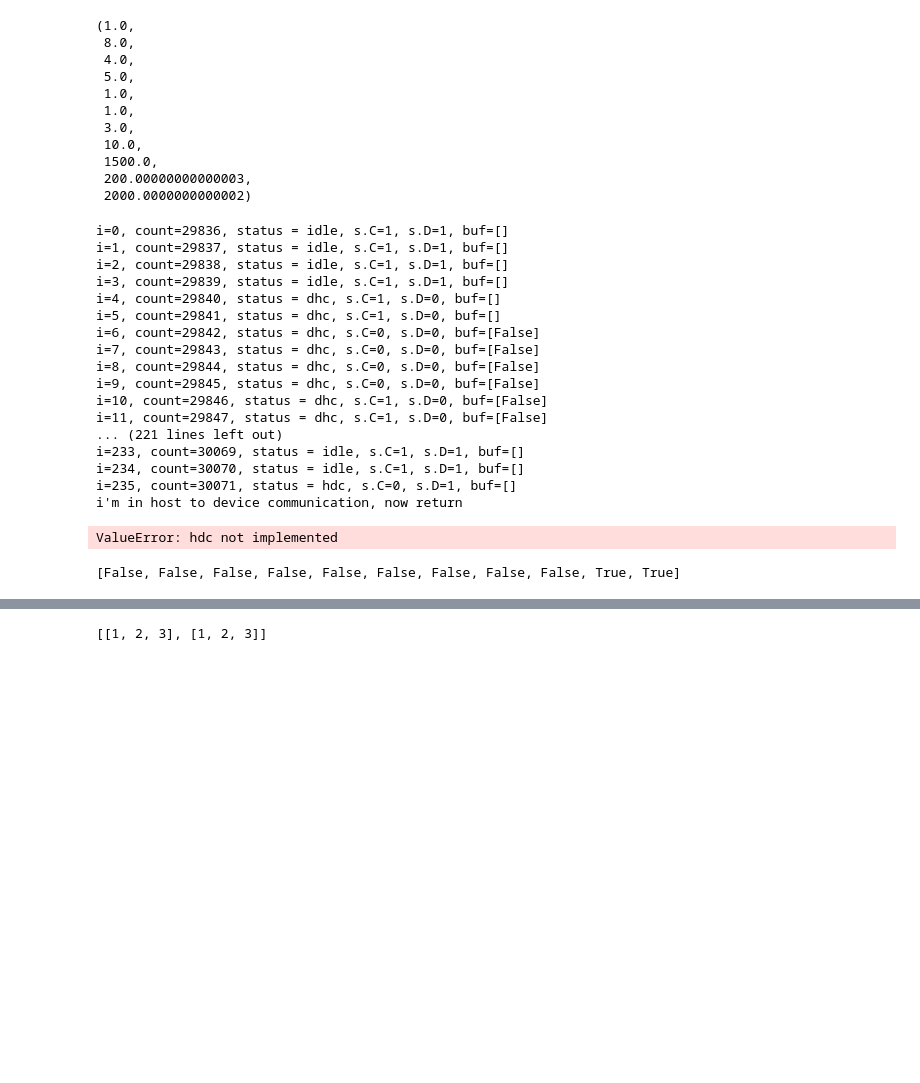
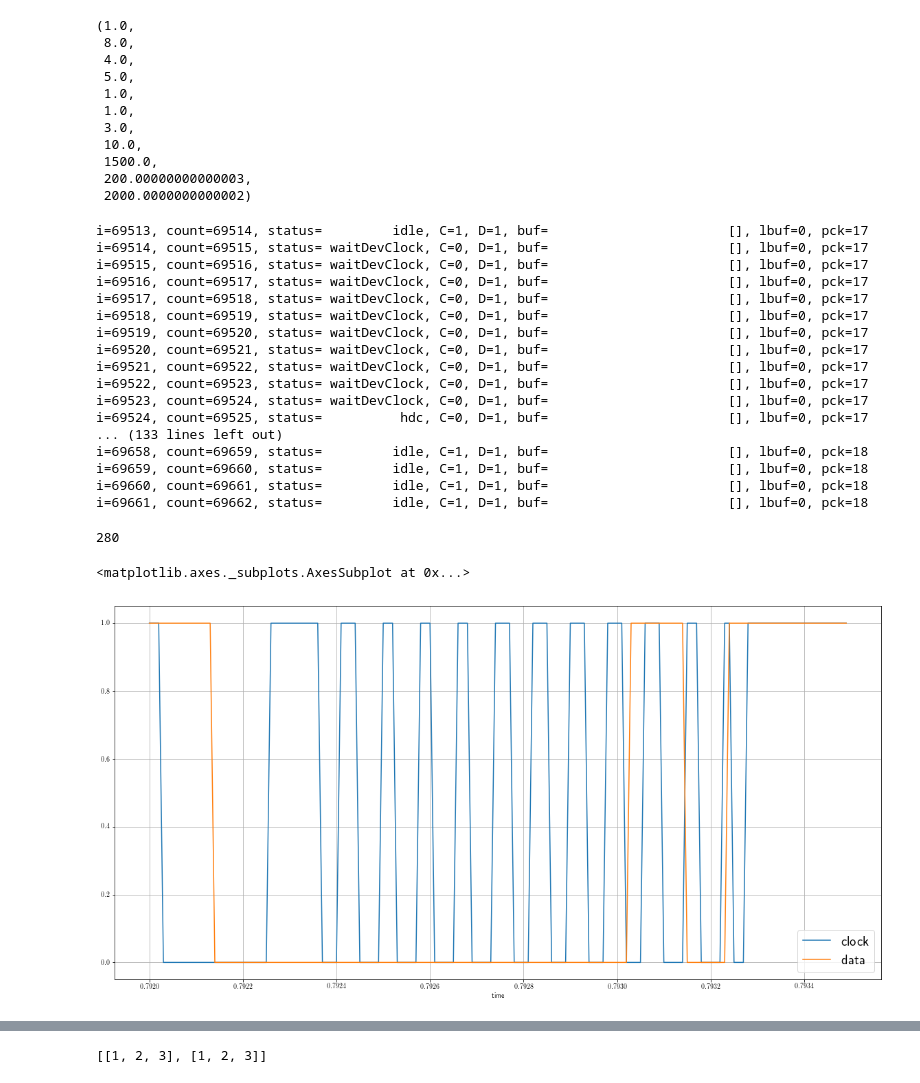
Before and after one commit to Enrico31415/Project_LabAdvEl, a Jupyter notebook: MouseSignals.ipynb, the cells around one changed output, grey strips where cells are left out. Cells and saved outputs as stored; diff of their text form; code cells hidden in the pictures; blank space fills up the shorter version.

```diff
--- a/MouseSignals.ipynb
+++ b/MouseSignals.ipynb
@@ -169,33 +272,52 @@ class readSig():
 # %%
 # 29840
-R=readSig(clock,data,start=29835)
-for i in range(250):
-    R.tick()
-    print('i=%d, count=%d, status = %s, s.C=%d, s.D=%d, buf=%s'%(i,R.t.count,R.status,R.C,R.D,R.buf))
+# 30069  # first H2D
+# dopo 80492 c'è il problematico
+# 68077 timeBetween2bits
+
+startFin = 69512
+rang     = 150
+finestra=[startFin,startFin+rang]
+#finestra=[68000,68000]
+
+R=readSig(clock,data,start=0)
+for i in range(199999): #80700
+    try:
+        R.tick()
+    except Exception as e:
+        print (e, ' at: %d',R.t.count)
+        pass
+
+    if (i>finestra[0] and i<finestra[1]):
+        pass
+        print('i=%3d, count=%d, status= %12s, C=%d, D=%d, buf=%25s, lbuf=%d, pck=%d'%(i,R.t.count,R.status,R.C,R.D,np.array(R.buf,dtype=np.int64),len(R.buf),len(R.packets)))
+    if (R.t.count == 199999):
+        break
+    if (len(R.packets)==17):
+        pass
+        #print(R.t.count)
+
     #if (R.status != 'idle'):
     #    print (R.t.count)
     #   break
+
+len(R.packets)
 # %% [output]
-i=0, count=29836, status = idle, s.C=1, s.D=1, buf=[]
-i=1, count=29837, status = idle, s.C=1, s.D=1, buf=[]
-i=2, count=29838, status = idle, s.C=1, s.D=1, buf=[]
-i=3, count=29839, status = idle, s.C=1, s.D=1, buf=[]
-i=4, count=29840, status = dhc, s.C=1, s.D=0, buf=[]
-i=5, count=29841, status = dhc, s.C=1, s.D=0, buf=[]
-i=6, count=29842, status = dhc, s.C=0, s.D=0, buf=[False]
-i=7, count=29843, status = dhc, s.C=0, s.D=0, buf=[False]
-i=8, count=29844, status = dhc, s.C=0, s.D=0, buf=[False]
-i=9, count=29845, status = dhc, s.C=0, s.D=0, buf=[False]
-i=10, count=29846, status = dhc, s.C=1, s.D=0, buf=[False]
-i=11, count=29847, status = dhc, s.C=1, s.D=0, buf=[False]
-... (221 lines left out)
-i=233, count=30069, status = idle, s.C=1, s.D=1, buf=[]
-i=234, count=30070, status = idle, s.C=1, s.D=1, buf=[]
-i=235, count=30071, status = hdc, s.C=0, s.D=1, buf=[]
-i'm in host to device communication, now return
+i=69513, count=69514, status=         idle, C=1, D=1, buf=                       [], lbuf=0, pck=17
+i=69514, count=69515, status= waitDevClock, C=0, D=1, buf=                       [], lbuf=0, pck=17
+i=69515, count=69516, status= waitDevClock, C=0, D=1, buf=                       [], lbuf=0, pck=17
+i=69516, count=69517, status= waitDevClock, C=0, D=1, buf=                       [], lbuf=0, pck=17
+i=69517, count=69518, status= waitDevClock, C=0, D=1, buf=                       [], lbuf=0, pck=17
+i=69518, count=69519, status= waitDevClock, C=0, D=1, buf=                       [], lbuf=0, pck=17
+i=69519, count=69520, status= waitDevClock, C=0, D=1, buf=                       [], lbuf=0, pck=17
+i=69520, count=69521, status= waitDevClock, C=0, D=1, buf=                       [], lbuf=0, pck=17
+i=69521, count=69522, status= waitDevClock, C=0, D=1, buf=                       [], lbuf=0, pck=17
+i=69522, count=69523, status= waitDevClock, C=0, D=1, buf=                       [], lbuf=0, pck=17
+i=69523, count=69524, status= waitDevClock, C=0, D=1, buf=                       [], lbuf=0, pck=17
+i=69524, count=69525, status=          hdc, C=0, D=1, buf=                       [], lbuf=0, pck=17
+... (133 lines left out)
+i=69658, count=69659, status=         idle, C=1, D=1, buf=                       [], lbuf=0, pck=18
+i=69659, count=69660, status=         idle, C=1, D=1, buf=                       [], lbuf=0, pck=18
+i=69660, count=69661, status=         idle, C=1, D=1, buf=                       [], lbuf=0, pck=18
+i=69661, count=69662, status=         idle, C=1, D=1, buf=                       [], lbuf=0, pck=18
-ValueError: hdc not implemented
+280
-# %%
-R.packets[0]
-R.packets[1]
-# %% [output]
-[False, False, False, False, False, False, False, False, False, True, True]
@@ -244,0 +324,6 @@ class counter():
+# %%
+dati2Digital.iloc[list(range(finestra[0],finestra[1]))].plot(figsize=(20,10))
+#dati2.iloc[list(range(finestra[0],finestra[1]))].plot(figsize=(20,10))
+# %% [output]
+<matplotlib.axes._subplots.AxesSubplot at 0x...>
+[figure, added]
```
Also changed, not shown: parts of 13 cells of this notebook.
